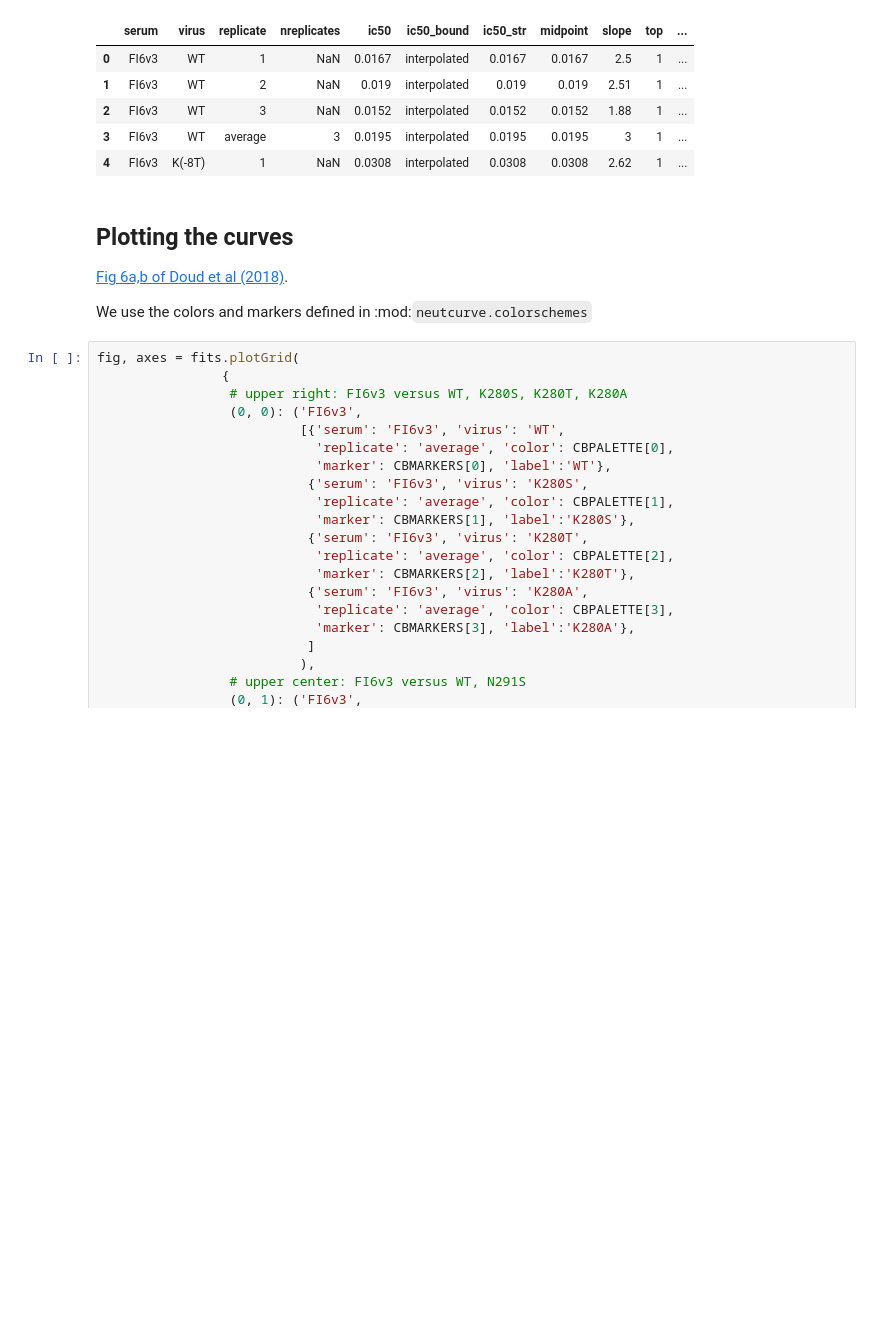
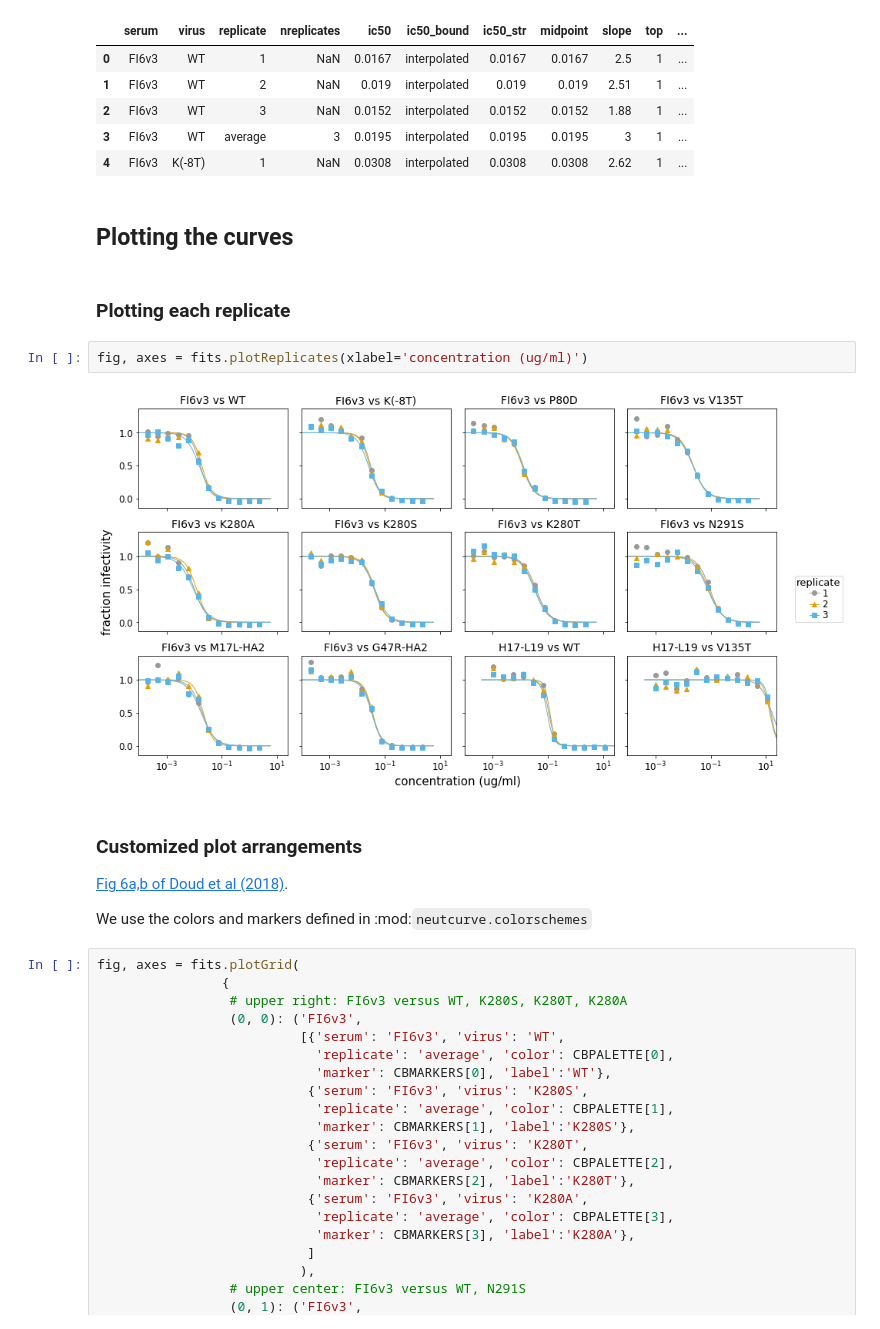
Before and after one commit to jbloomlab/neutcurve, a Jupyter notebook: docs/examples/curvefits.ipynb, the cells around one changed output. Saved outputs shown, nothing was run; the diff lists cells and outputs as text; blank space fills up the shorter version.

Commit message:
add `CurveFits.plotReplicates`

```diff
--- a/docs/examples/curvefits.ipynb
+++ b/docs/examples/curvefits.ipynb
@@ -156,8 +156,16 @@ fits.fitParams(average_only=False).head()
 | 2 | FI6v3 | WT | 3 | NaN | 0.0152 | interpolated | 0.0152 | 0.0152 | 1.88 | 1 | ... |
 | 3 | FI6v3 | WT | average | 3 | 0.0195 | interpolated | 0.0195 | 0.0195 | 3 | 1 | ... |
 | 4 | FI6v3 | K(-8T) | 1 | NaN | 0.0308 | interpolated | 0.0308 | 0.0308 | 2.62 | 1 | ... |
+# %% [markdown]
+## Plotting the curves
+# %% [markdown]
+### Plotting each replicate
+# %%
+fig, axes = fits.plotReplicates(xlabel='concentration (ug/ml)')
+# %% [output]
+[figure, added]
 # %% [markdown]
-## Plotting the curves
+### Customized plot arrangements
 [Fig 6a,b of Doud et al (2018)](https://www.nature.com/articles/s41467-018-03665-3#Fig6).
 
 We use the colors and markers defined in :mod:`neutcurve.colorschemes`
```
Also changed, not shown: parts of 1 cell of this notebook, 1 other file.
